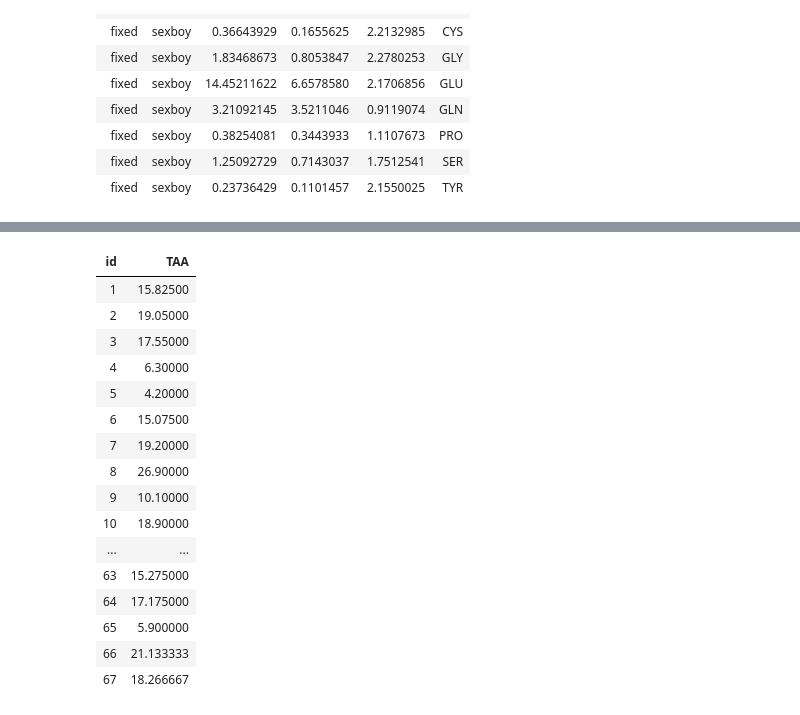
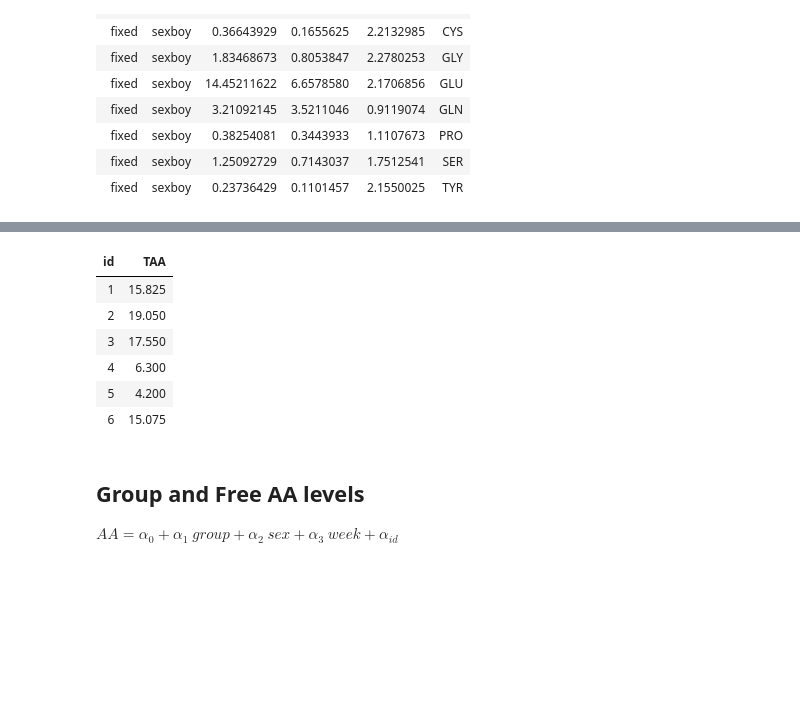
Before and after one commit to notblank/AA-leche-humana, a Jupyter notebook: Report Plots.ipynb, the cells around one changed output, grey strips where cells are left out. Saved outputs shown, nothing was run; the diff lists cells and outputs as text; code cells hidden in the pictures; blank space fills up the shorter version.

Commit message:
week sex interactions - todo: imputations

```diff
--- a/Report Plots.ipynb
+++ b/Report Plots.ipynb
@@ -375,20 +400,14 @@ ggplot(sexCoef_NE, aes(x = AA, y = estimate, color = AA)) +
 # %%
-AA_NE_Long %>% group_by(id) %>% summarise(TAA = mean(level, na.rm = T))
+AA_NE_Long %>% group_by(id) %>% summarise(TAA = mean(level, na.rm = T)) %>% head()
 # %% [output]
 | id | TAA |
-| 1 | 15.82500 |
-| 2 | 19.05000 |
-| 3 | 17.55000 |
-| 4 | 6.30000 |
-| 5 | 4.20000 |
-| 6 | 15.07500 |
-| 7 | 19.20000 |
-| 8 | 26.90000 |
-| 9 | 10.10000 |
-| 10 | 18.90000 |
-| ... | ... |
-| 63 | 15.275000 |
-| 64 | 17.175000 |
-| 65 | 5.900000 |
-| 66 | 21.133333 |
-| 67 | 18.266667 |
+| 1 | 15.825 |
+| 2 | 19.050 |
+| 3 | 17.550 |
+| 4 | 6.300 |
+| 5 | 4.200 |
+| 6 | 15.075 |
+# %% [markdown]
+## Group and Free AA levels
+
+$AA = \alpha_0 + \alpha_1 \ group + \alpha_2 \ sex + \alpha_3 \ week + \alpha_{id}$
```
Also changed, not shown: parts of 31 cells of this notebook, 17 other files.
